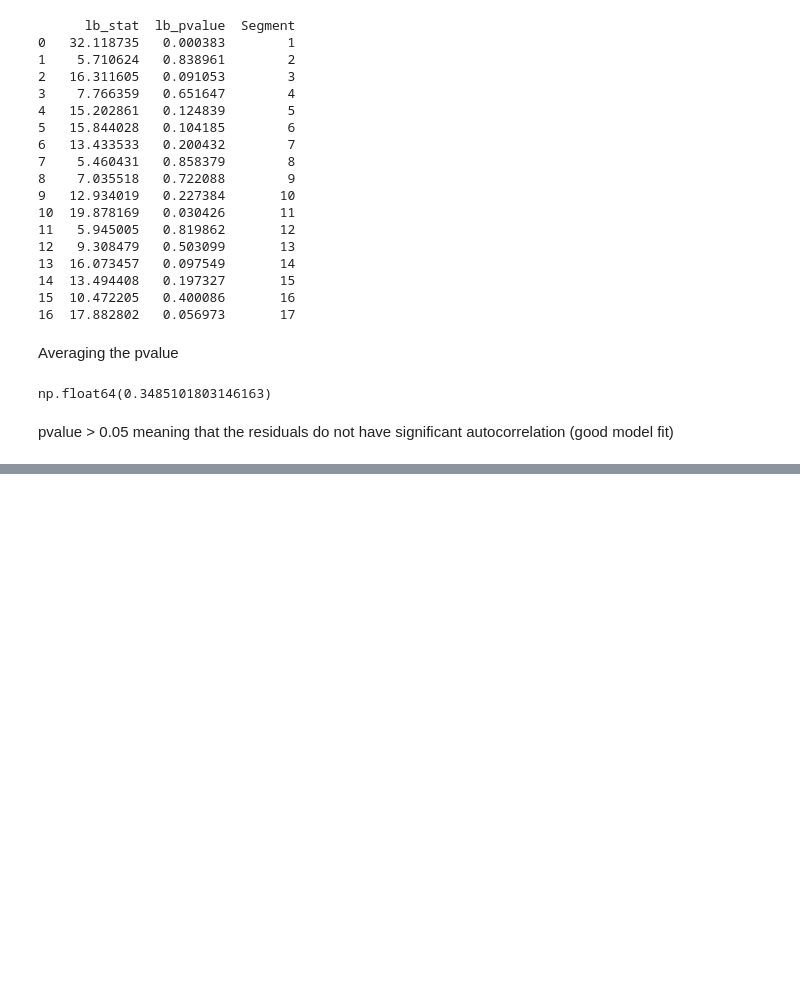
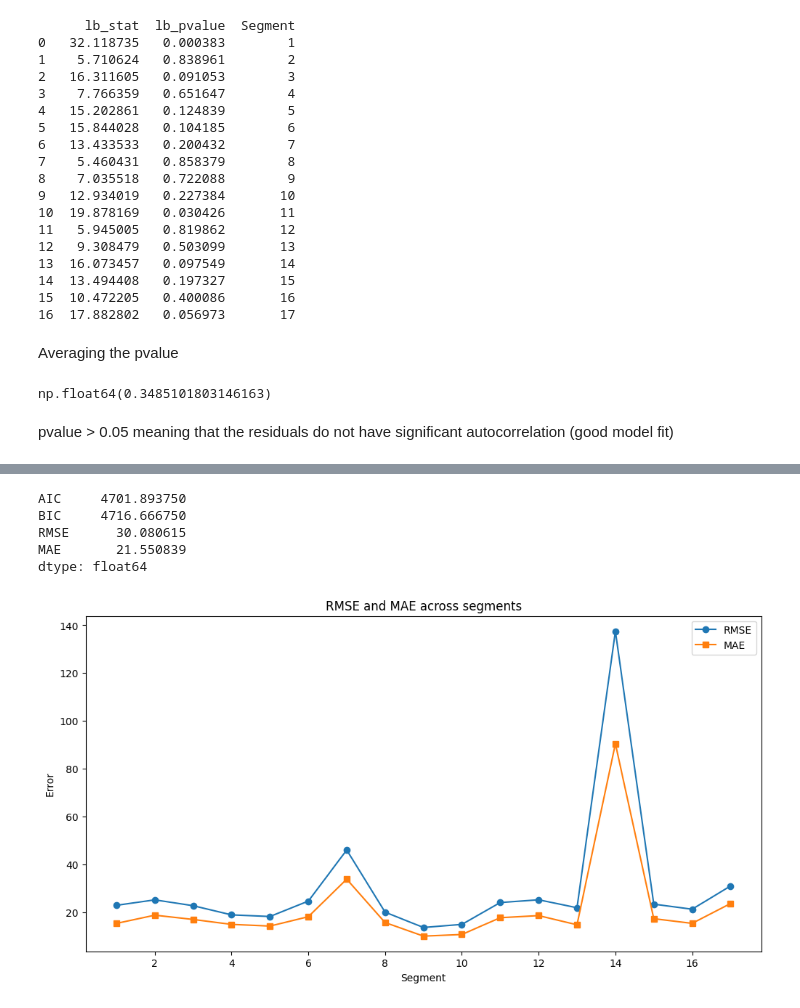
Before and after one commit to basleal22/kaim-week-10, a Jupyter notebook: notebooks/model_vis.ipynb, the cells around one changed output, grey strips where cells are left out. Saved outputs shown, nothing was run; the diff lists cells and outputs as text; code cells hidden in the pictures; blank space fills up the shorter version.

```diff
--- a/notebooks/model_vis.ipynb
+++ b/notebooks/model_vis.ipynb
@@ -306,0 +316,19 @@ pvalue > 0.05 meaning that the residuals do not have significant autocorrelation
+# %%
+# Store evaluation metrics
+garch_results = []
+for i, model in enumerate(garch_models):
+    if model is not None:
+        #get predicted variance
+        forecast = model.forecast(start = 0)
+        pred_volatility=np.sqrt(forecast.variance.iloc[-1])#last predicted variance
+        #get residuals
+        residuals = model.resid.dropna()
+        #compute metrics
+        aic = model.aic
+        bic = model.bic
+        rmse = np.sqrt(mean_squared_error(residuals, np.zeros_like(residuals)))
+        mae = mean_absolute_error(residuals, np.zeros_like(residuals))#mean absolute error
+        #store errors
+        garch_results.append({"segment":i+1, 'AIC':aic,"BIC":bic,"RMSE":rmse,"MAE":mae,'pred_volatility':pred_volatility})
+garch_results_df = pd.DataFrame(garch_results)
+garch_results_df
@@ -306,0 +354,23 @@ pvalue > 0.05 meaning that the residuals do not have significant autocorrelation
+# %%
+summary_metrics=garch_results_df[["AIC","BIC","RMSE","MAE"]].mean()
+summary_metrics
+# %% [output]
+AIC     4701.893750
+BIC     4716.666750
+RMSE      30.080615
+MAE       21.550839
+dtype: float64
+# %%
+import matplotlib.pyplot as plt
+
+# Plot RMSE and MAE for each segment
+plt.figure(figsize=(12,6))
+plt.plot(garch_results_df["segment"], garch_results_df["RMSE"], marker="o", label="RMSE")
+plt.plot(garch_results_df["segment"], garch_results_df["MAE"], marker="s", label="MAE")
+plt.xlabel("Segment")
+plt.ylabel("Error")
+plt.legend()
+plt.title("RMSE and MAE across segments")
+plt.show()
+# %% [output]
+[figure, added]
```
Also changed, not shown: parts of 12 cells of this notebook.
